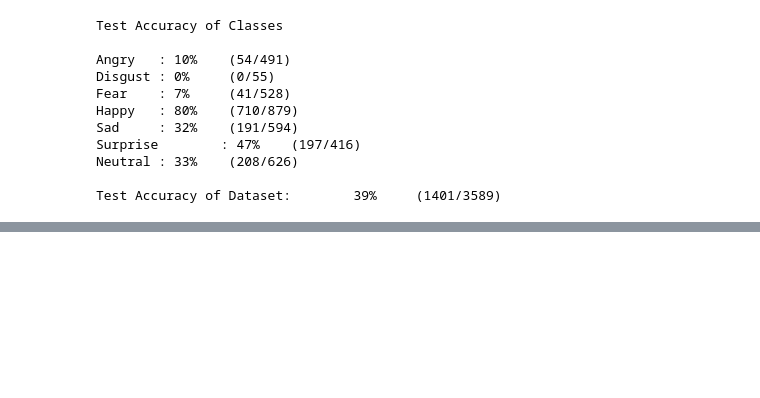
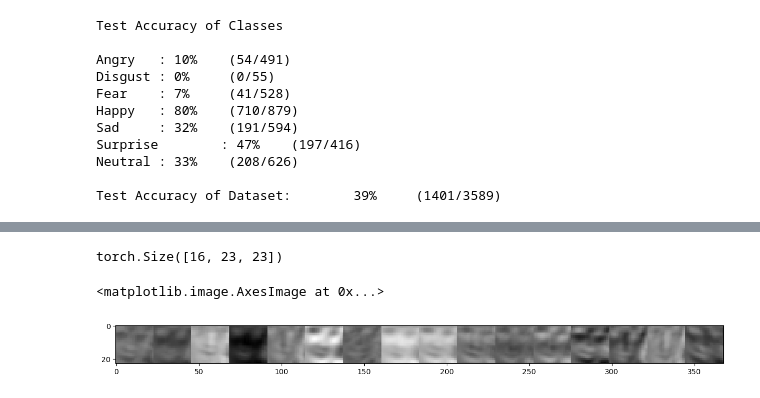
Before and after one commit to adishourya/VIT_FER2013, a Jupyter notebook: convolutional.ipynb, the cells around one changed output, grey strips where cells are left out. Saved outputs shown, nothing was run; the diff lists cells and outputs as text; code cells hidden in the pictures; blank space fills up the shorter version.

```diff
--- a/convolutional.ipynb
+++ b/convolutional.ipynb
@@ -343,0 +421,16 @@ Test Accuracy of Dataset:        39%     (1401/3589)
+# %%
+with torch.no_grad():
+    # first layer convolution
+    out2 =F.conv2d(out1_p,net.conv2.weight,
+                   bias=None, stride=1, padding=0)
+    print(out2.shape) # input channel = 1 filter banks = 6
+
+plt.figure(figsize=(15,8))
+plt.imshow(
+    einops.rearrange(out2,"out_c h w -> h (out_c w)"),
+    cmap="grey"
+)
+# %% [output]
+torch.Size([16, 23, 23])
+<matplotlib.image.AxesImage at 0x...>
+[figure, added]
```
Also changed, not shown: parts of 6 cells of this notebook, 2 other files.
